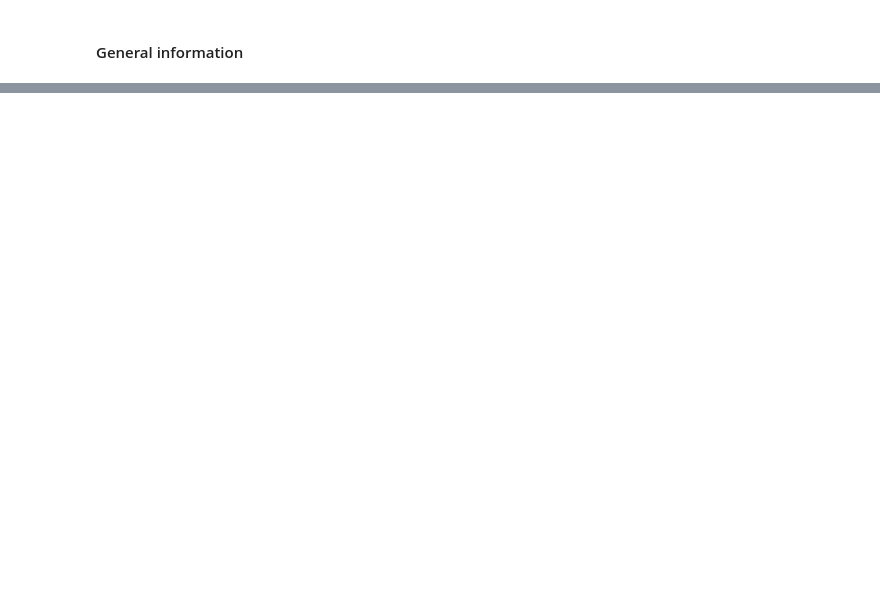
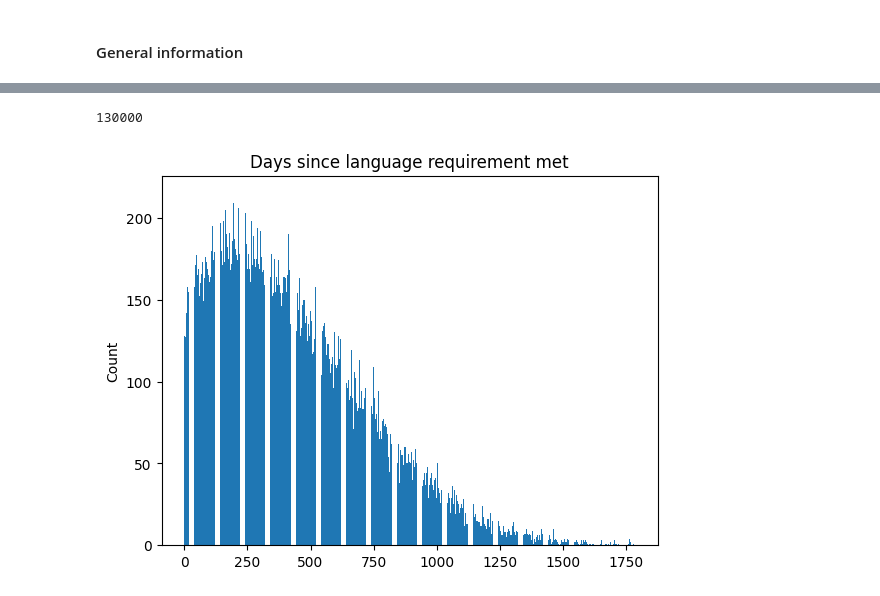
Before and after one commit to nouwerkerk/AI-Testing-33, a Jupyter notebook: dataAnalysis/language_requirement_met.ipynb, the cells around one changed output, grey strips where cells are left out. Saved outputs shown, nothing was run; the diff lists cells and outputs as text; code cells hidden in the pictures; blank space fills up the shorter version.

```diff
--- a/dataAnalysis/language_requirement_met.ipynb
+++ b/dataAnalysis/language_requirement_met.ipynb
@@ -23,2 +23,21 @@ plt.show()
+# %%
+sinds_taaleis = data['persoonlijke_eigenschappen_dagen_sinds_taaleis']
+
+print(len(sinds_taaleis[0 <= sinds_taaleis]))
+
+counts = sinds_taaleis.value_counts()
+
+plt.bar(counts.index, counts.values)
+
+# Add labels and title
+plt.ylabel('Count')
+plt.title('Days since language requirement met')
+
+plt.show()
+
+plt.show()
+# %% [output]
+130000
+[figure, added]
 # %%
 taaleis_voldaan = taaleis_voldaan[taaleis_voldaan < 2]
```
Also changed, not shown: parts of 3 cells of this notebook, 4 other files.
